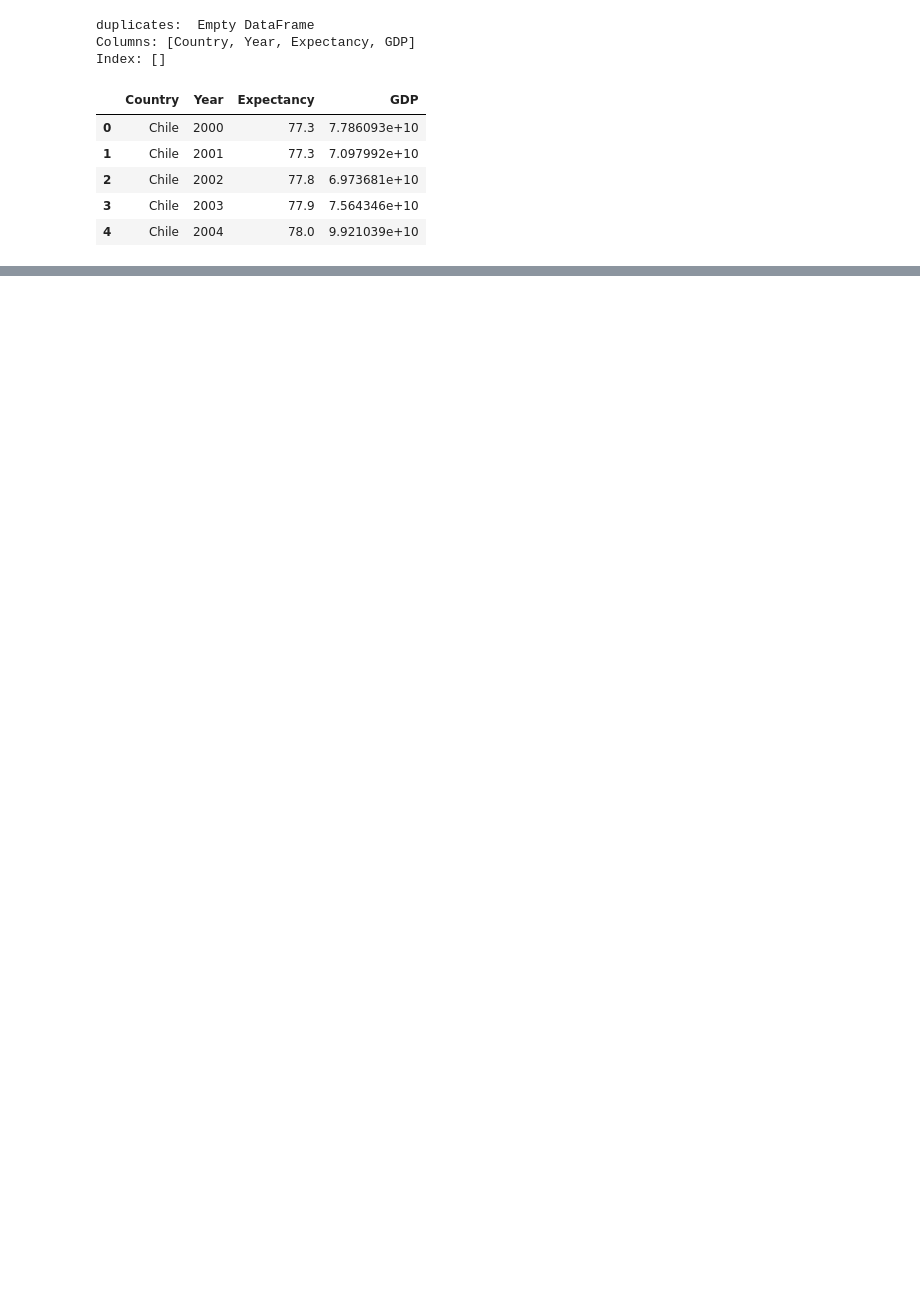
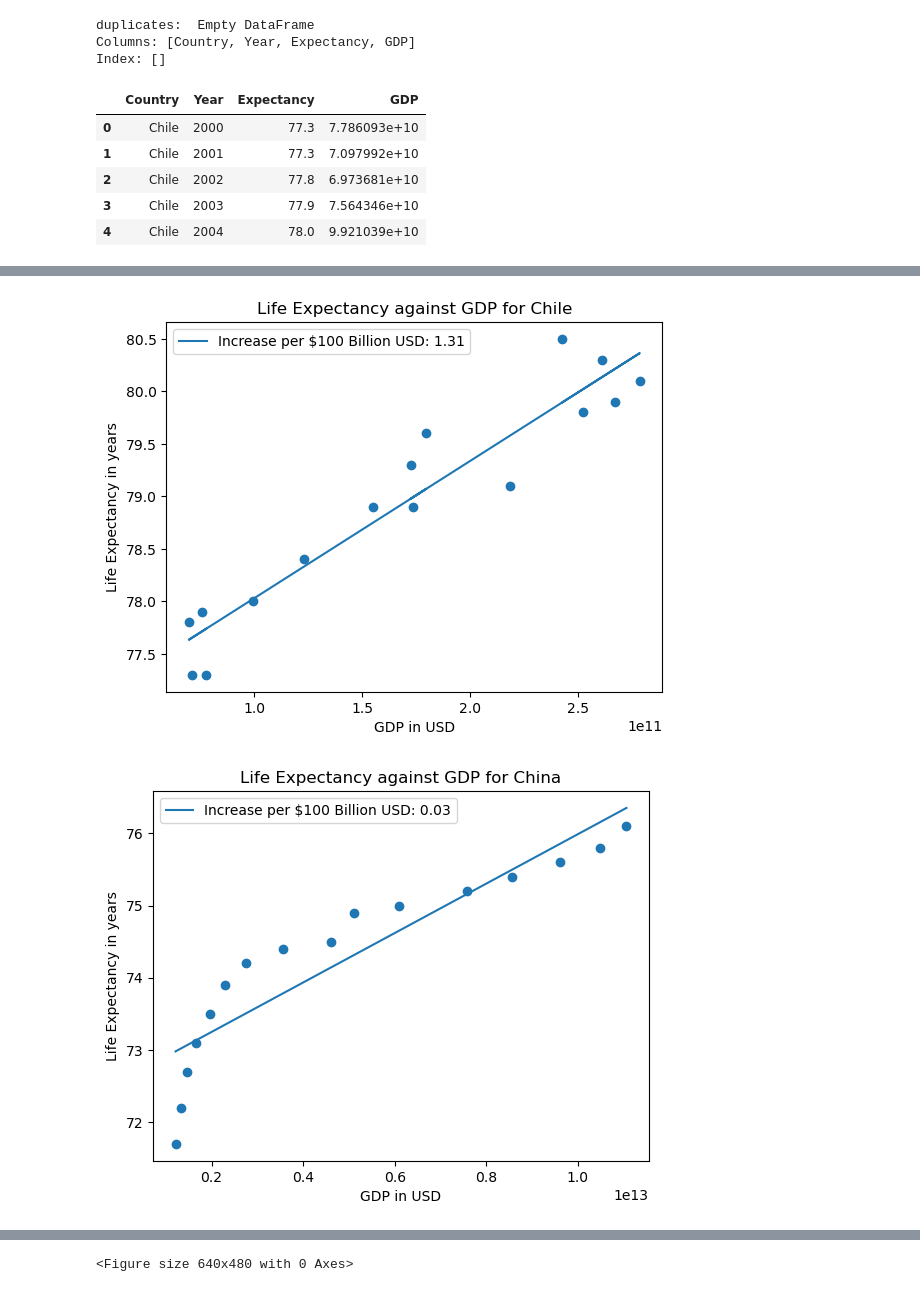
Before and after one commit to mustafasiddiqui/life-expectancy-gdp, a Jupyter notebook: life_expectancy_gdp.ipynb, the cells around one changed output, grey strips where cells are left out. Saved outputs shown, nothing was run; the diff lists cells and outputs as text; code cells hidden in the pictures; blank space fills up the shorter version.

```diff
--- a/life_expectancy_gdp.ipynb
+++ b/life_expectancy_gdp.ipynb
@@ -72,0 +86,22 @@ show_gdp_expectancy(all_data)
+# %%
+all_data.head()
+for country in countries:
+    cty_data = all_data[all_data.Country==country]
+    plt.scatter(cty_data.GDP, cty_data.Expectancy)
+    plt.title('Life Expectancy against GDP for {}'.format(country))
+    plt.xlabel('GDP in USD')
+    plt.ylabel('Life Expectancy in years')
+
+    # Generate best fit line
+    model = sm.OLS.from_formula('Expectancy ~ GDP', data = cty_data)
+    results = model.fit()
+    fitted_values = results.predict(cty_data.GDP)
+    slope = results.params[1]
+    plt.plot(cty_data.GDP, fitted_values, label='Increase per $100 Billion USD: {}'.format(round(slope*1e11,2)))
+    plt.legend()
+
+    plt.show()
+    plt.clf()
+# %% [output]
+[figure, added]
+[figure, added]
@@ -73,3 +112,4 @@ show_gdp_expectancy(all_data)
+<Figure size 640x480 with 0 Axes>
 # %% [markdown]
 # Evaluation
 ## Life expectancy continues to climb, with Zimbabwe lagging behind
```
Also changed, not shown: parts of 6 cells of this notebook.
